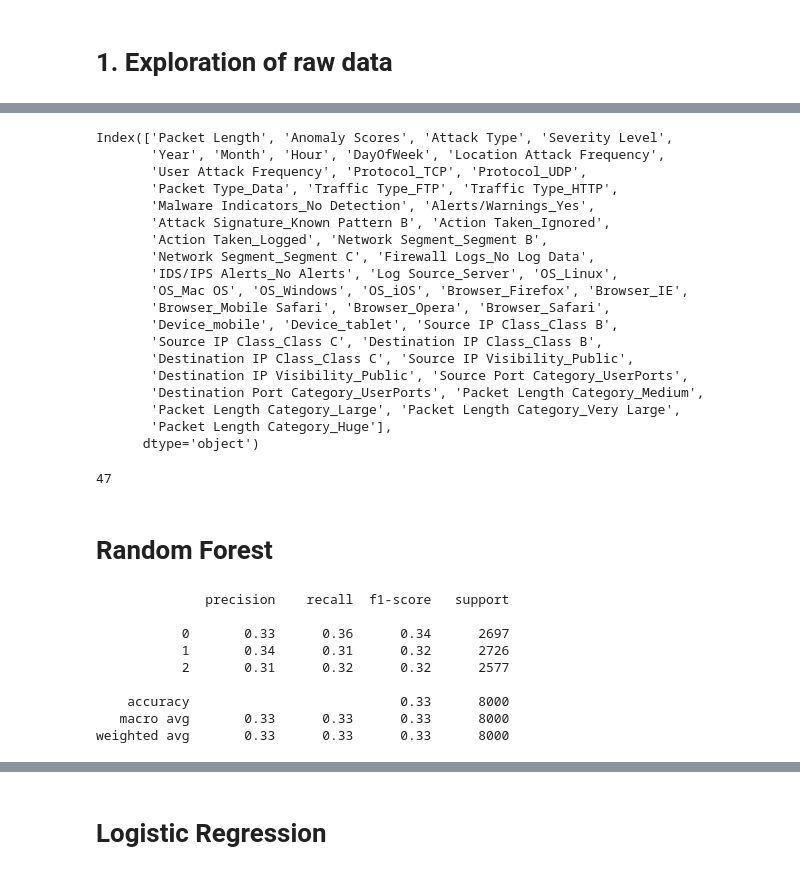
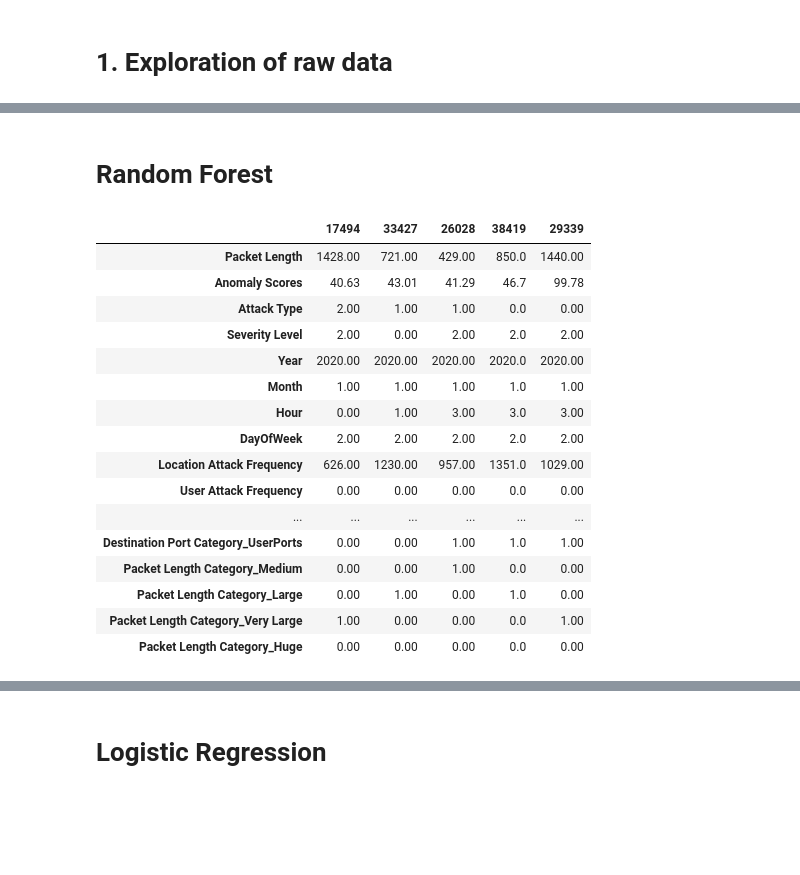
Before and after one commit to sacumesh/cyber-attack-predictor, a Jupyter notebook: notebooks/DataExplorationBeforeFeaturesEngeneering.ipynb, the cells around one changed output, grey strips where cells are left out. Drawn from its saved outputs; the diff is of its cells as text; code cells hidden in the pictures; blank space fills up the shorter version.

Commit message:
Train  model

```diff
--- a/notebooks/DataExplorationBeforeFeaturesEngeneering.ipynb
+++ b/notebooks/DataExplorationBeforeFeaturesEngeneering.ipynb
@@ -716,22 +698,16 @@ df = pd.get_dummies(df, columns=categorical_columns, drop_first=True, dtype=int)
 # %%
-df.columns
+from sklearn.metrics  import classification_report
+from sklearn.model_selection import train_test_split
+
+
+def evaluate_model(df, model):
+    target = 'Attack Type'
+    df = df.copy()
+
+    y = df[target]
+    x = df.drop(columns=[target], axis=1)
+
+    x_train, x_test, y_train, y_test = train_test_split(x, y, test_size=0.2, random_state=42)
+    model.fit(x_train, y_train)
+    y_pred = model.predict(x_test)
+    print(classification_report(y_test, y_pred))
-# %% [output]
-Index(['Packet Length', 'Anomaly Scores', 'Attack Type', 'Severity Level',
-       'Year', 'Month', 'Hour', 'DayOfWeek', 'Location Attack Frequency',
-       'User Attack Frequency', 'Protocol_TCP', 'Protocol_UDP',
-       'Packet Type_Data', 'Traffic Type_FTP', 'Traffic Type_HTTP',
-       'Malware Indicators_No Detection', 'Alerts/Warnings_Yes',
-       'Attack Signature_Known Pattern B', 'Action Taken_Ignored',
-       'Action Taken_Logged', 'Network Segment_Segment B',
-       'Network Segment_Segment C', 'Firewall Logs_No Log Data',
-       'IDS/IPS Alerts_No Alerts', 'Log Source_Server', 'OS_Linux',
-       'OS_Mac OS', 'OS_Windows', 'OS_iOS', 'Browser_Firefox', 'Browser_IE',
-       'Browser_Mobile Safari', 'Browser_Opera', 'Browser_Safari',
-       'Device_mobile', 'Device_tablet', 'Source IP Class_Class B',
-       'Source IP Class_Class C', 'Destination IP Class_Class B',
-       'Destination IP Class_Class C', 'Source IP Visibility_Public',
-       'Destination IP Visibility_Public', 'Source Port Category_UserPorts',
-       'Destination Port Category_UserPorts', 'Packet Length Category_Medium',
-       'Packet Length Category_Large', 'Packet Length Category_Very Large',
-       'Packet Length Category_Huge'],
-      dtype='object')
@@ -742,7 +713,0 @@ x = df.drop(columns=[target], axis=1)
-# %%
-from sklearn.model_selection import train_test_split, KFold
-x_train, x_test, y_train, y_test = train_test_split(x, y, test_size=0.2, random_state=42)
-
-len(x_train.columns)
-# %% [output]
-47
@@ -764,21 +738,24 @@ def list_important_features(model, x_train, y_train):
 # %% [markdown]
 # Random Forest
 # %%
-from sklearn.ensemble import RandomForestClassifier
-from sklearn.metrics  import classification_report
-
-rf_clf = RandomForestClassifier(random_state=42)
-rf_clf.fit(x_train, y_train)
-y_pred = rf_clf.predict(x_test)
-print(classification_report(y_test, y_pred))
+df = pd.get_dummies(df_proccesed, drop_first=True, dtype=int)
+df.head().T
 # %% [output]
-              precision    recall  f1-score   support
-
-           0       0.33      0.36      0.34      2697
-           1       0.34      0.31      0.32      2726
-           2       0.31      0.32      0.32      2577
-
-    accuracy                           0.33      8000
-   macro avg       0.33      0.33      0.33      8000
-weighted avg       0.33      0.33      0.33      8000
+|  | 17494 | 33427 | 26028 | 38419 | 29339 |
+| Packet Length | 1428.00 | 721.00 | 429.00 | 850.0 | 1440.00 |
+| Anomaly Scores | 40.63 | 43.01 | 41.29 | 46.7 | 99.78 |
+| Attack Type | 2.00 | 1.00 | 1.00 | 0.0 | 0.00 |
+| Severity Level | 2.00 | 0.00 | 2.00 | 2.0 | 2.00 |
+| Year | 2020.00 | 2020.00 | 2020.00 | 2020.0 | 2020.00 |
+| Month | 1.00 | 1.00 | 1.00 | 1.0 | 1.00 |
+| Hour | 0.00 | 1.00 | 3.00 | 3.0 | 3.00 |
+| DayOfWeek | 2.00 | 2.00 | 2.00 | 2.0 | 2.00 |
+| Location Attack Frequency | 626.00 | 1230.00 | 957.00 | 1351.0 | 1029.00 |
+| User Attack Frequency | 0.00 | 0.00 | 0.00 | 0.0 | 0.00 |
+| ... | ... | ... | ... | ... | ... |
+| Destination Port Category_UserPorts | 0.00 | 0.00 | 1.00 | 1.0 | 1.00 |
+| Packet Length Category_Medium | 0.00 | 0.00 | 1.00 | 0.0 | 0.00 |
+| Packet Length Category_Large | 0.00 | 1.00 | 0.00 | 1.0 | 0.00 |
+| Packet Length Category_Very Large | 1.00 | 0.00 | 0.00 | 0.0 | 1.00 |
+| Packet Length Category_Huge | 0.00 | 0.00 | 0.00 | 0.0 | 0.00 |
 # %%
```
Also changed, not shown: parts of 65 cells of this notebook.
